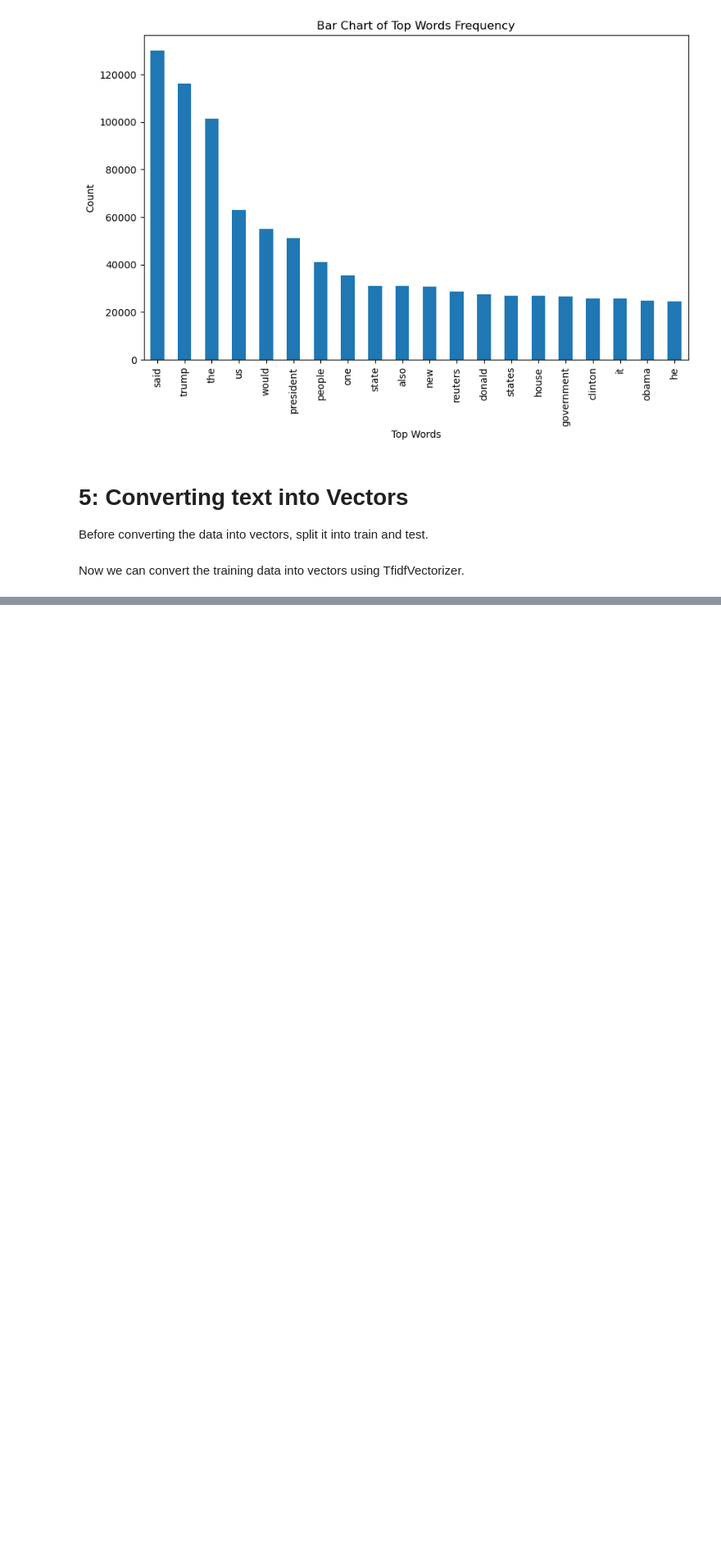
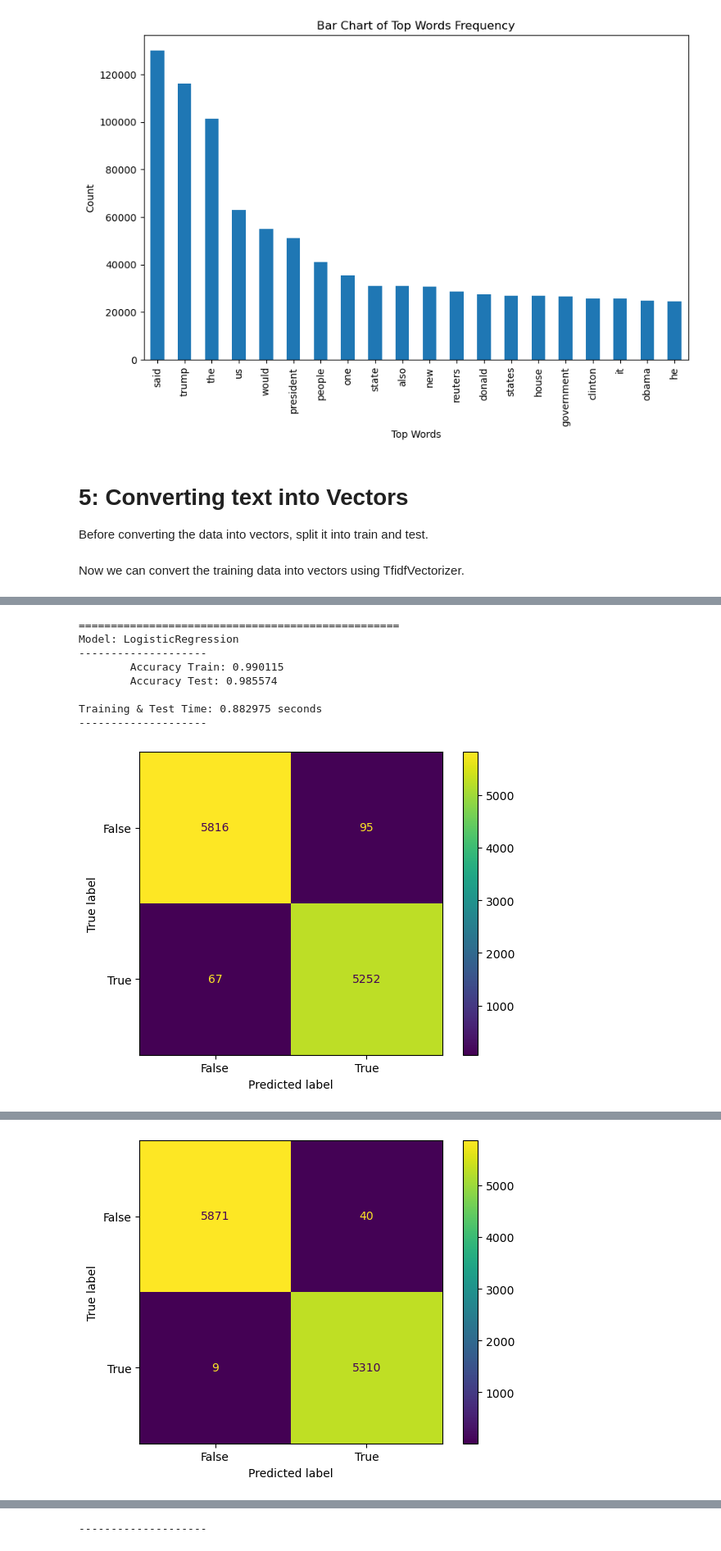
Before and after one commit to TohidEq/uni-mabahes-vijeh, a Jupyter notebook: fake-news-detection/main.ipynb, the cells around one changed output, grey strips where cells are left out. Shown at 82% size. Cells and saved outputs as stored; diff of their text form; code cells hidden in the pictures; blank space fills up the shorter version.

```diff
--- a/fake-news-detection/main.ipynb
+++ b/fake-news-detection/main.ipynb
@@ -276,10 +277,0 @@ As we can see, `Decision Tree Classifier` has a little bit more accuracy score.
-# %%
-# Confusion matrix of Results from Logistic Regression
-from sklearn import metrics
-cm = metrics.confusion_matrix(y_test, model_L.predict(x_test))
-
-cm_display = metrics.ConfusionMatrixDisplay(confusion_matrix=cm,
-											display_labels=[False, True])
-
-cm_display.plot()
-plt.show()
@@ -291,10 +277,0 @@ plt.show()
-# %%
-# Confusion matrix of Results from Decision Tree classification
-from sklearn import metrics
-cm = metrics.confusion_matrix(y_test, model_D.predict(x_test))
-
-cm_display = metrics.ConfusionMatrixDisplay(confusion_matrix=cm,
-											display_labels=[False, True])
-
-cm_display.plot()
-plt.show()
@@ -302,0 +308,57 @@ plt.show()
+# %%
+from sklearn import metrics
+import time
+from sklearn.metrics import accuracy_score
+
+
+# Train the models and calculate metrics
+for name, model in models.items():
+    print("="*50)
+    print(f"Model: {name}")
+    print("-"*20)
+
+
+    start_time = time.time()
+
+    model.fit(x_train, y_train)
+
+    y_pred_train = model.predict(x_train)
+    accuracy_train = accuracy_score(y_train, y_pred_train)
+
+    y_pred_test = model.predict(x_test)
+    accuracy_test = accuracy_score(y_test, y_pred_test)
+
+
+    training_test_time = time.time() - start_time
+
+    print(f"\tAccuracy Train: {accuracy_train:.6f}")
+    print(f"\tAccuracy Test: {accuracy_test:.6f}")
+
+    print()
+
+    print(f"Training & Test Time: {training_test_time:.6f} seconds")
+
+    print("-"*20)
+    print()
+
+    # Confusion matrix of Results
+
+    cm = metrics.confusion_matrix(y_test, y_pred_test)
+
+    cm_display = metrics.ConfusionMatrixDisplay(confusion_matrix=cm,
+    											display_labels=[False, True])
+
+    cm_display.plot()
+    plt.show()
+    print("-"*20)
+    print()
+# %% [output]
+==================================================
+Model: LogisticRegression
+--------------------
+        Accuracy Train: 0.990115
+        Accuracy Test: 0.985574
+
+Training & Test Time: 0.882975 seconds
+--------------------
+[figure, added]
@@ -302,0 +375 @@ plt.show()
+[figure, added]
@@ -302,0 +387 @@ plt.show()
+--------------------
```
Also changed, not shown: parts of 19 cells of this notebook, 1 other file.
